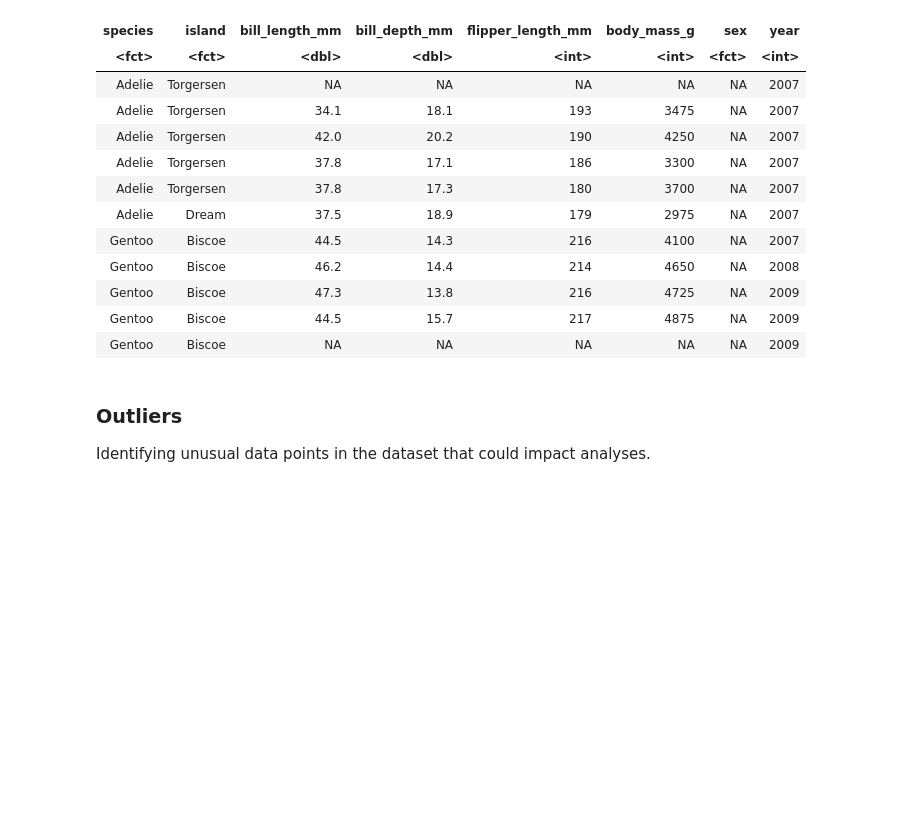
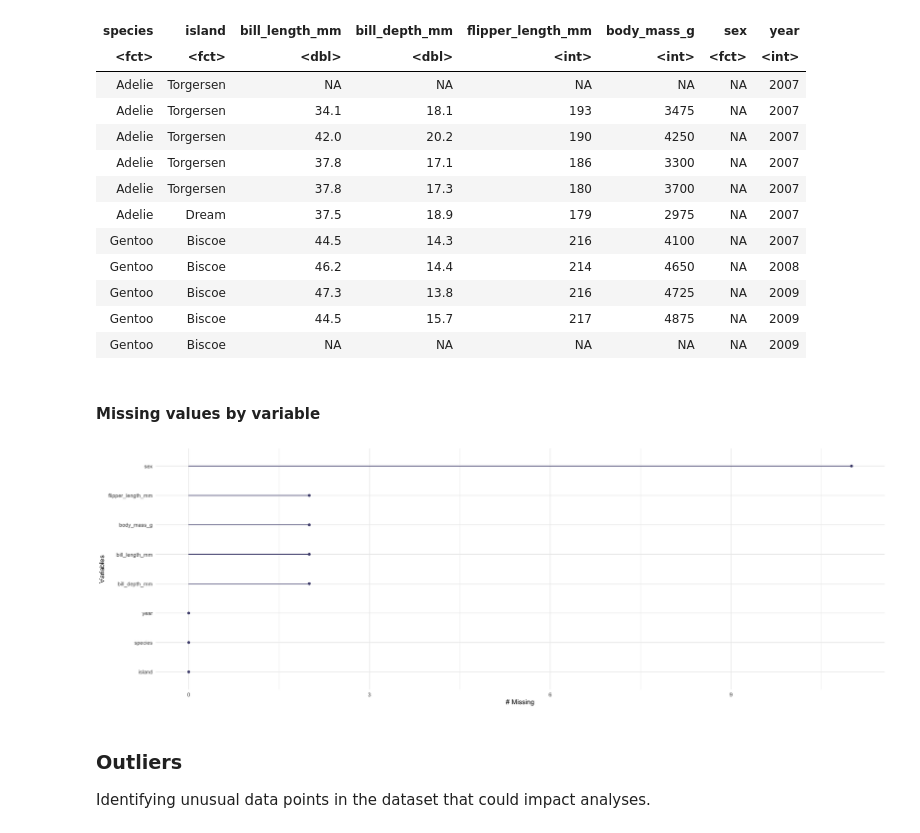
Before and after one commit to smpotts/palmerpenguins-vis-and-storytelling, a Jupyter notebook: palmer_penguins.ipynb, the cells around one changed output. Cells and saved outputs as stored; diff of their text form; code cells hidden in the pictures; blank space fills up the shorter version.

```diff
--- a/palmer_penguins.ipynb
+++ b/palmer_penguins.ipynb
@@ -131,6 +135,12 @@ A tibble: 11 × 8
 | Gentoo | Biscoe | 47.3 | 13.8 | 216 | 4725 | NA | 2009 |
 | Gentoo | Biscoe | 44.5 | 15.7 | 217 | 4875 | NA | 2009 |
 | Gentoo | Biscoe | NA | NA | NA | NA | NA | 2009 |
+# %% [markdown]
+#### Missing values by variable
+# %%
+gg_miss_var(penguins)
+# %% [output]
+[figure, added]
 # %% [markdown]
 ### Outliers
 Identifying unusual data points in the dataset that could impact analyses.
```
Also changed, not shown: parts of 29 cells of this notebook.
